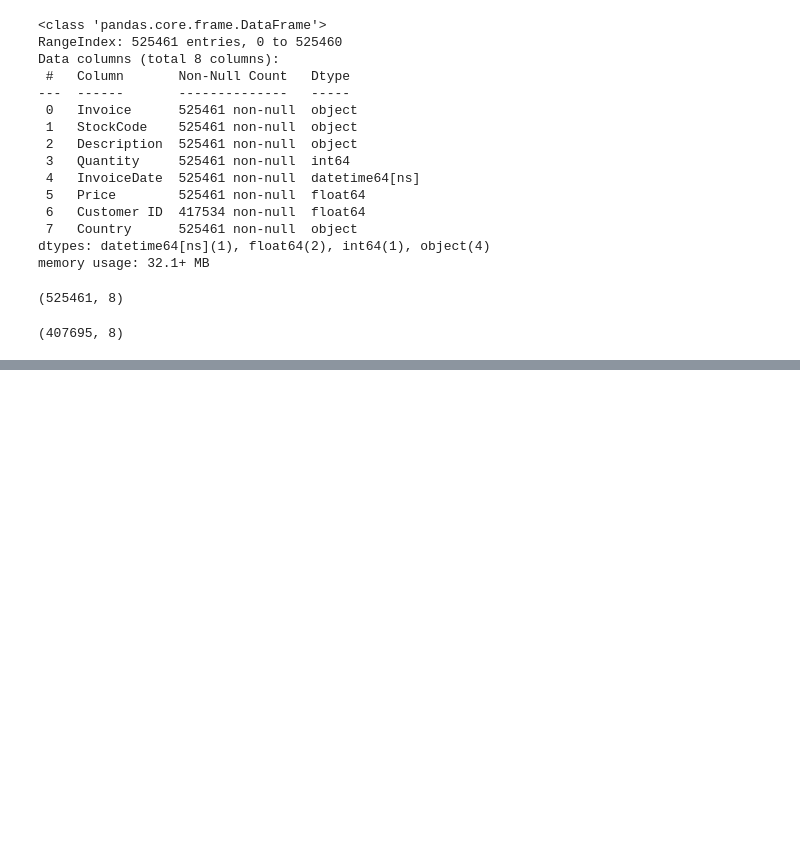
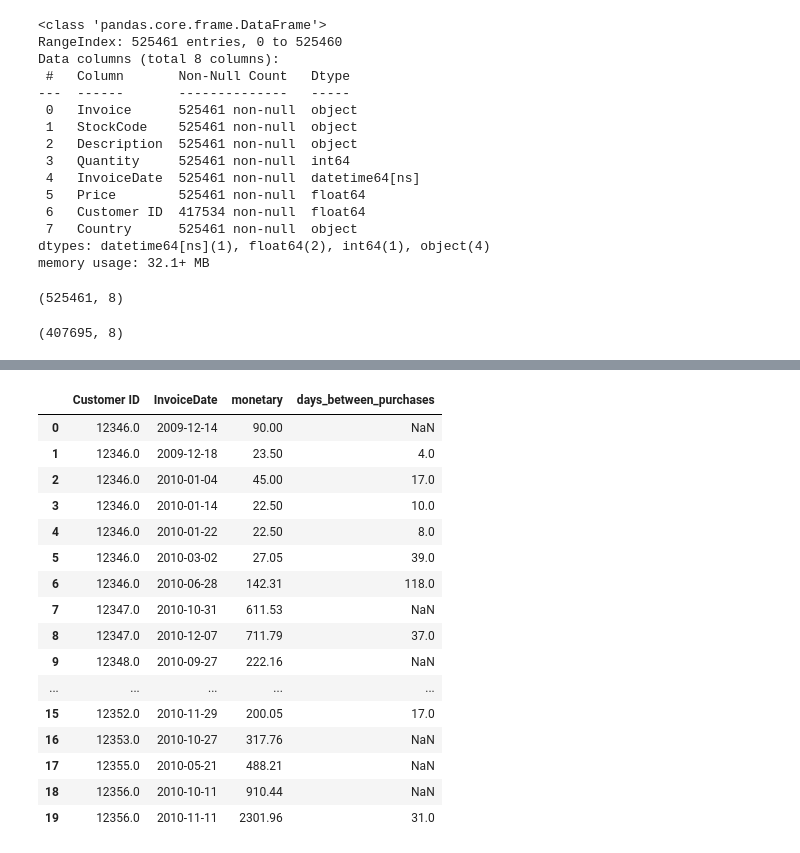
Before and after one commit to nkeeley/gifts_exercise, a Jupyter notebook: notebooks/data_exploration.ipynb, the cells around one changed output, grey strips where cells are left out. Drawn from its saved outputs; the diff is of its cells as text; code cells hidden in the pictures; blank space fills up the shorter version.

```diff
--- a/notebooks/data_exploration.ipynb
+++ b/notebooks/data_exploration.ipynb
@@ -99,9 +109,10 @@ print(MAX_DATE)
 ## Create invoice df
 invoice_df = (
     full_df
-    .groupby(["Customer ID", "Invoice"], as_index=False)
-    .agg({
-        "lineitem_amount": "sum",       # Sum monetary value per invoice
-        "InvoiceDate": "first" # Keep invoice date
-    })
+    .assign(InvoiceDate=full_df["InvoiceDate"].dt.normalize())
+    .groupby(["Customer ID", "InvoiceDate"], as_index=False)
+    .agg(
+        monetary=("lineitem_amount", "sum")
+        # Frequency=("Invoice", "nunique") # This captures multiple invoices for customer in same day, which we don't care about
+    )
 )
@@ -119,0 +130,27 @@ Name: Invoice, dtype: object
+# %%
+## Calculate interpurchase days
+invoice_df["days_between_purchases"] = (
+    invoice_df
+    .groupby("Customer ID")["InvoiceDate"]
+    .diff()
+    .dt.days
+)
+# invoice_df.head(20)
+# %% [output]
+|  | Customer ID | InvoiceDate | monetary | days_between_purchases |
+| 0 | 12346.0 | 2009-12-14 | 90.00 | NaN |
+| 1 | 12346.0 | 2009-12-18 | 23.50 | 4.0 |
+| 2 | 12346.0 | 2010-01-04 | 45.00 | 17.0 |
+| 3 | 12346.0 | 2010-01-14 | 22.50 | 10.0 |
+| 4 | 12346.0 | 2010-01-22 | 22.50 | 8.0 |
+| 5 | 12346.0 | 2010-03-02 | 27.05 | 39.0 |
+| 6 | 12346.0 | 2010-06-28 | 142.31 | 118.0 |
+| 7 | 12347.0 | 2010-10-31 | 611.53 | NaN |
+| 8 | 12347.0 | 2010-12-07 | 711.79 | 37.0 |
+| 9 | 12348.0 | 2010-09-27 | 222.16 | NaN |
+| ... | ... | ... | ... | ... |
+| 15 | 12352.0 | 2010-11-29 | 200.05 | 17.0 |
+| 16 | 12353.0 | 2010-10-27 | 317.76 | NaN |
+| 17 | 12355.0 | 2010-05-21 | 488.21 | NaN |
+| 18 | 12356.0 | 2010-10-11 | 910.44 | NaN |
+| 19 | 12356.0 | 2010-11-11 | 2301.96 | 31.0 |
```
Also changed, not shown: parts of 15 cells of this notebook.
